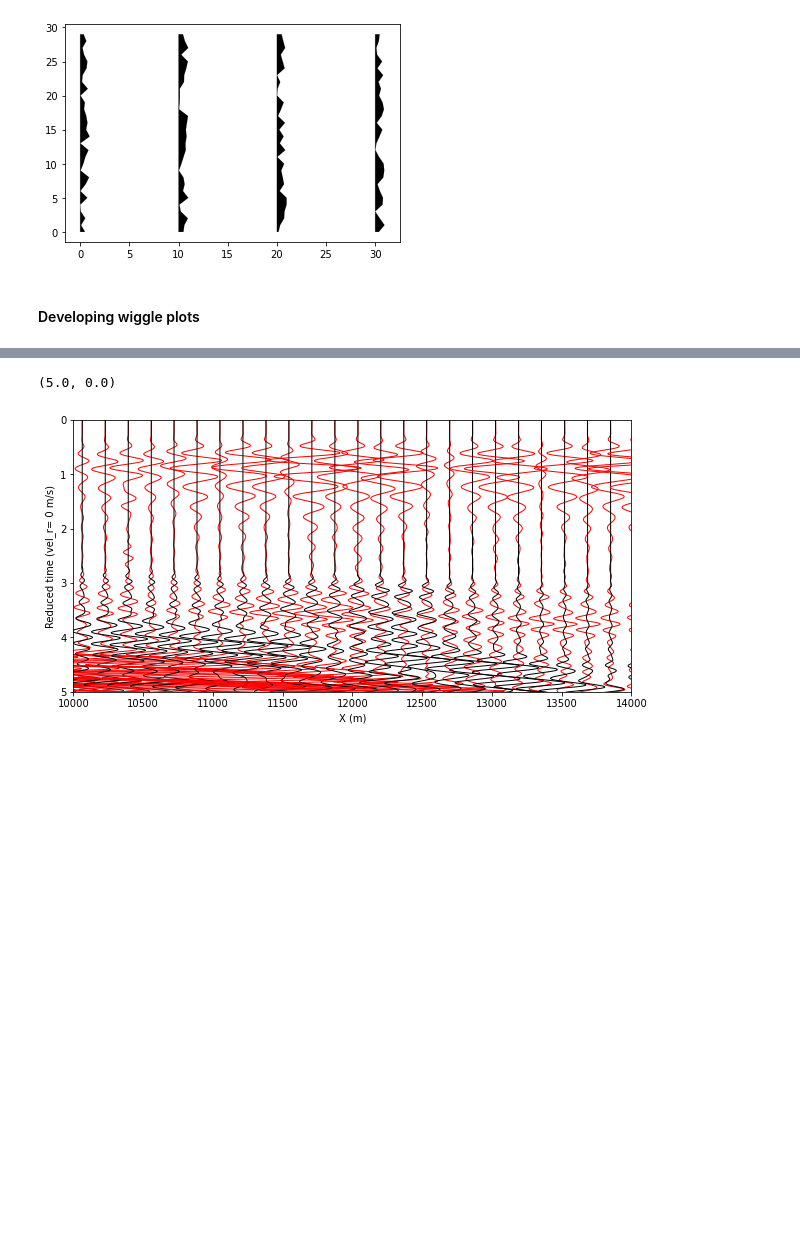
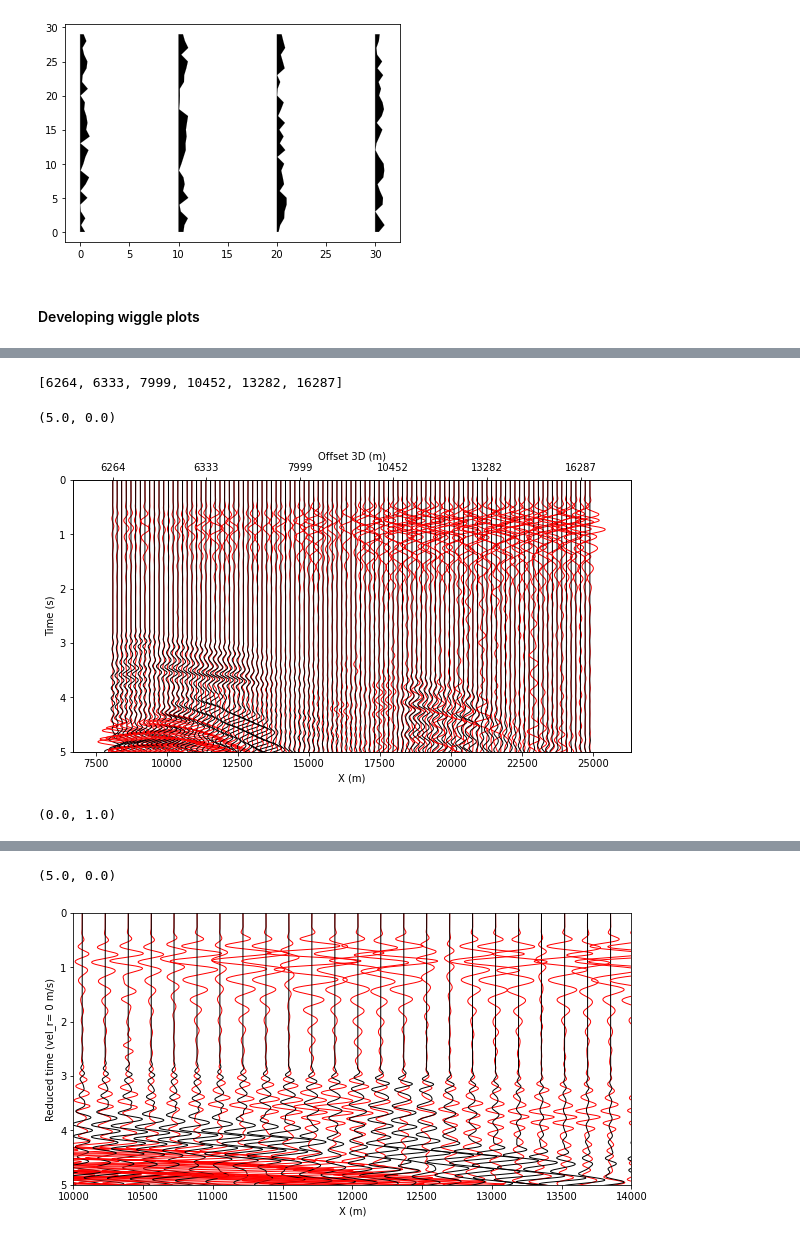
Before and after one commit to kmch/Kolumbo-FWI, a Jupyter notebook: notebooks/Data_fit.ipynb, the cells around one changed output, grey strips where cells are left out. Drawn from its saved outputs; the diff is of its cells as text; code cells hidden in the pictures; blank space fills up the shorter version.

Commit message:
data_fit: added 2nd X axis

```diff
--- a/notebooks/Data_fit.ipynb
+++ b/notebooks/Data_fit.ipynb
@@ -125,0 +137,9 @@ plt.ylim(5,0)
+# %%
+def calc_offset3d(df):
+    import pandas as pd
+    pd.options.mode.chained_assignment = None  # default='warn'
+    df['offset3d'] = np.sqrt((df['sx'] - df['gx'])**2 +
+                             (df['sy'] - df['gy'])**2 +
+                             (df['selev'] + df['gelev'])**2)
+    return df['offset3d']
+# calc_offset3d(h)
@@ -125,0 +171,65 @@ plt.ylim(5,0)
+# %%
+def compare_wiggles(sgy1, sgy2, tracf, ep, dt=0.0025,
+                    A1=100, A2=100,
+                    tmin=None, tmax=None,
+                 #geom_factor=8000,
+                 vel_red = 5000, # reduction velocity (m/s)
+                 lw = 1, l1='field', l2=None, c_line1 = 'r', c_line2='k', figsize=(10,5),
+                cmap='Greys', vmin=None, vmax=None):
+    import pandas as pd
+    from fwipy.ndat.arrays import Arr2d, modify_array, interleave_arrays
+    a1 = modify_array(sgy1.read(win=dict(tracf=[tracf],ep=[ep]), overwrite=0)[:,0,:], norm='rms')
+    a2 = modify_array(sgy2.read(win=dict(tracf=[tracf],ep=[ep]), overwrite=0)[:,0,:], norm='rms')
+    ntr, ns = a1.shape
+    h = sgy1.read_header(overwrite=0)
+    h = h.loc[(h.tracf==tracf) & (h.ep==ep)]
+    calc_offset3d(h)
+    fig, ax = plt.subplots(figsize=figsize)
+    zero_vel = 1e-3
+    for i, (x, offset3d) in enumerate(zip(h.sx, h.offset3d)):
+        if abs(vel_red) > zero_vel:
+            t = np.arange(0, ns) * dt - offset3d / vel_red
+        else:
+            t = np.arange(0, ns) * dt
+        #ax.plot(x + a1[i] * (offset3d / geom_factor) * A1, t, color=c_line1, lw=lw, label=l1)
+        #ax.plot(x + a2[i] * (offset3d / geom_factor) * A2, t, color=c_line2, lw=lw, label=l2)
+        ax.plot(x + a1[i] * A1, t, color=c_line1, lw=lw, label=l1)
+        ax.plot(x + a2[i] * A2, t, color=c_line2, lw=lw, label=l2)
+
+    ax.invert_yaxis()
+    plt.xlabel('X (m)')
+    if abs(vel_red) > zero_vel:
+        plt.ylabel('Reduced time (s) for vel_r= %s m/s' % vel_red)
+    else:
+        plt.ylabel('Time (s)')
+#         def sx2offset(x):
+#             #d = dict(zip(list(h.sx.values), list(h.offset3d.values)))
+#             s = pd.Series(data=h.offset3d.values, index=h.sx.values)
+#             return s[x].values
+#         def offset2sx(x):
+#             s = pd.Series(data=h.sx.values, index=h.offset3d.values)
+#             return s[x].values
+        #ax.secondary_xaxis('top', functions=(sx2offset, offset2sx))
+    #     ax.get_xticks()
+    ax2 = ax.twiny()
+    x1, x2 = ax.get_xbound()
+    ax2.set_xbound(x1,x2)
+    every = 20
+    xticks = h.sx.values[::every]
+    xlabels = [int(i) for i in h.offset3d[::every]]
+    ax2.set_xticks(xticks)
+    ax2.set_xticklabels(xlabels)
+    ax2.set_xlabel("Offset 3D (m)")
+    #plt.xlim(h.sx[h.index[0]], h.sx[h.index[-1]])
+compare_wiggles(sgyobs, sgy160, tracf, ep, vel_red=0, A1=100, A2=50)
+
+# plt.xlim(1.4e4, 1.8e4)
+plt.ylim(5,0)
+# %% [output]
+[6264, 6333, 7999, 10452, 13282, 16287]
+(5.0, 0.0)
+[figure, added]
+# %%
+ax.get_xbound()
+# %% [output]
+(0.0, 1.0)
```
Also changed, not shown: parts of 10 cells of this notebook.
